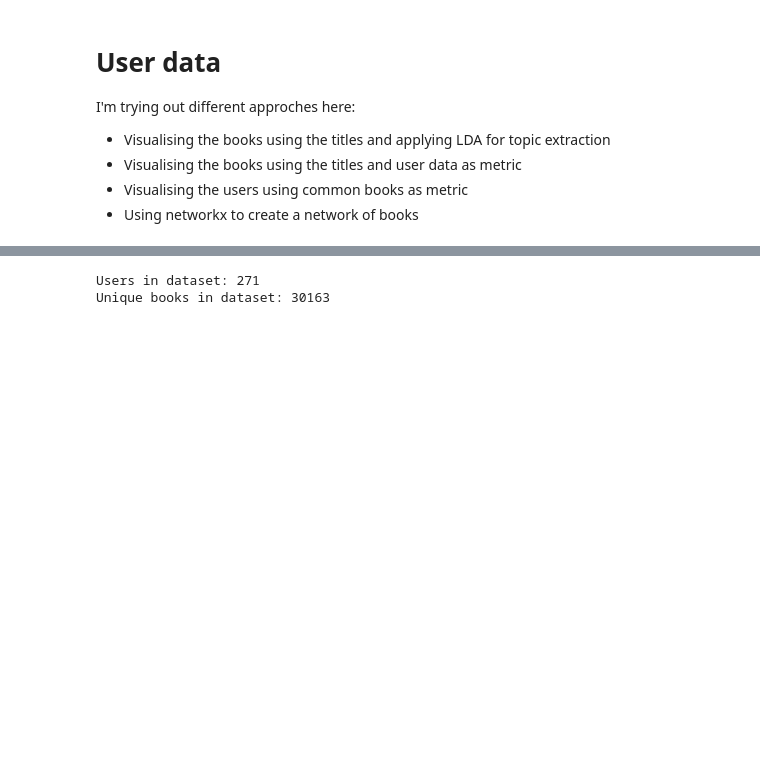
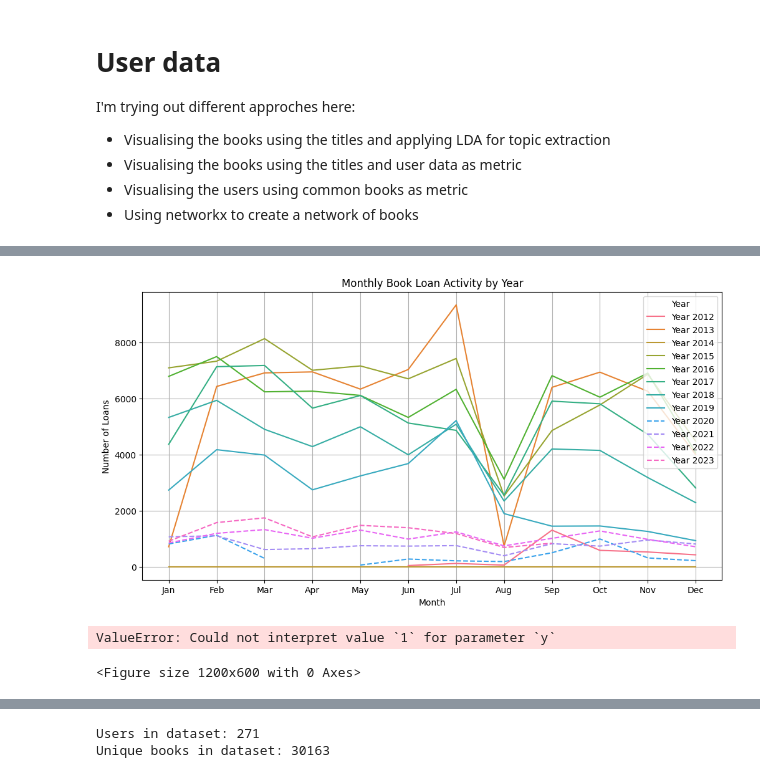
Before and after one commit to hanaCasey/BHVizData, a Jupyter notebook: users.ipynb, the cells around one changed output, grey strips where cells are left out. Saved outputs shown, nothing was run; the diff lists cells and outputs as text; code cells hidden in the pictures; blank space fills up the shorter version.

```diff
--- a/users.ipynb
+++ b/users.ipynb
@@ -60,0 +116,61 @@ user_df
+# %%
+
+# Map books over time (e.g. a year, when is the library most active, when not so much)
+loan_counts = user_df.groupby(['Year', user_df['Z36H_LOAN_DATE'].dt.month])['Z30_CALL_NO'].count().unstack()
+
+# Create a line plot for each year with conditional line styles
+plt.figure(figsize=(12, 6))
+sns.set_palette("husl", len(loan_counts.index))
+for year in loan_counts.index:
+    linestyle = '-' if year <= 2019 else '--'  # Dotted line for years after 2019
+    plt.plot(loan_counts.columns, loan_counts.loc[year], label=f'Year {year}', linestyle=linestyle)
+
+plt.title('Monthly Book Loan Activity by Year')
+plt.xlabel('Month')
+plt.ylabel('Number of Loans')
+plt.xticks(range(1, 13), ['Jan', 'Feb', 'Mar', 'Apr', 'May', 'Jun', 'Jul', 'Aug', 'Sep', 'Oct', 'Nov', 'Dec'])
+plt.grid(True)
+plt.legend(title='Year', loc='upper right')
+plt.show()
+# %% [output]
+[figure, added]
+# %%
+# Create a new column 'UserType' to categorize users as internal or external
+user_df['UserType'] = user_df['Z36H_ID'].apply(lambda x: 'Internal' if x.startswith('BHR') else 'External')
+
+# Group the data by 'Year', 'Month', and 'UserType' and calculate the count of loans
+loan_counts = user_df.groupby(['Year', user_df['Z36H_LOAN_DATE'].dt.month, 'UserType'])['Z30_CALL_NO'].count()
+
+# Get unique years from the data
+unique_years = loan_counts.index.get_level_values('Year').unique()
+
+# Create small multiples of line plots for each year
+for year in unique_years:
+    plt.figure(figsize=(12, 6))
+    data_year = loan_counts.loc[year].reset_index()
+
+    sns.set_palette("husl", 2)  # Internal and external
+    sns.lineplot(data=data_year, x='Z36H_LOAN_DATE', y='1', hue='UserType', marker='o', linestyle='-')
+    sns.lineplot(data=data_year, x='Z36H_LOAN_DATE', y='2', hue='UserType', marker='o', linestyle='-')
+    sns.lineplot(data=data_year, x='Z36H_LOAN_DATE', y='3', hue='UserType', marker='o', linestyle='-')
+    sns.lineplot(data=data_year, x='Z36H_LOAN_DATE', y='4', hue='UserType', marker='o', linestyle='-')
+    sns.lineplot(data=data_year, x='Z36H_LOAN_DATE', y='5', hue='UserType', marker='o', linestyle='-')
+    sns.lineplot(data=data_year, x='Z36H_LOAN_DATE', y='6', hue='UserType', marker='o', linestyle='-')
+    sns.lineplot(data=data_year, x='Z36H_LOAN_DATE', y='7', hue='UserType', marker='o', linestyle='-')
+    sns.lineplot(data=data_year, x='Z36H_LOAN_DATE', y='8', hue='UserType', marker='o', linestyle='-')
+    sns.lineplot(data=data_year, x='Z36H_LOAN_DATE', y='9', hue='UserType', marker='o', linestyle='-')
+    sns.lineplot(data=data_year, x='Z36H_LOAN_DATE', y='10', hue='UserType', marker='o', linestyle='-')
+    sns.lineplot(data=data_year, x='Z36H_LOAN_DATE', y='11', hue='UserType', marker='o', linestyle='-')
+    sns.lineplot(data=data_year, x='Z36H_LOAN_DATE', y='12', hue='UserType', marker='o', linestyle='-')
+
+    plt.title(f'Monthly Book Loan Activity for Year {year}')
+    plt.xlabel('Month')
+    plt.ylabel('Number of Loans')
+    plt.xticks(range(0, 12), ['Jan', 'Feb', 'Mar', 'Apr', 'May', 'Jun', 'Jul', 'Aug', 'Sep', 'Oct', 'Nov', 'Dec'])
+    plt.grid(True)
+    plt.legend(title='User Type', loc='upper right')
+
+    plt.show()
+# %% [output]
+ValueError: Could not interpret value `1` for parameter `y`
+<Figure size 1200x600 with 0 Axes>
```
Also changed, not shown: parts of 11 cells of this notebook.
